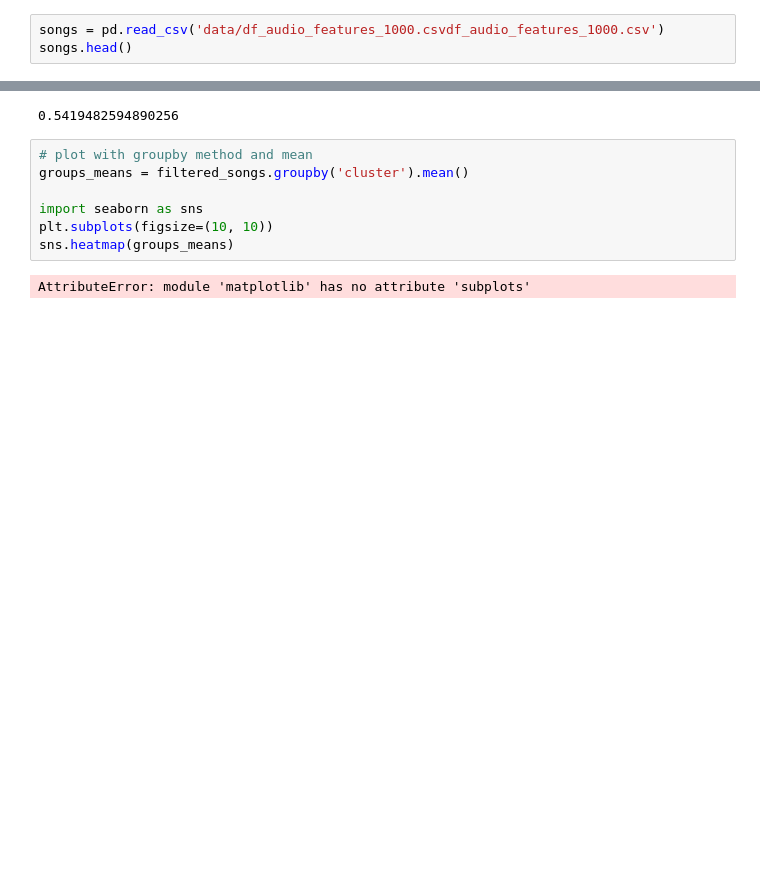
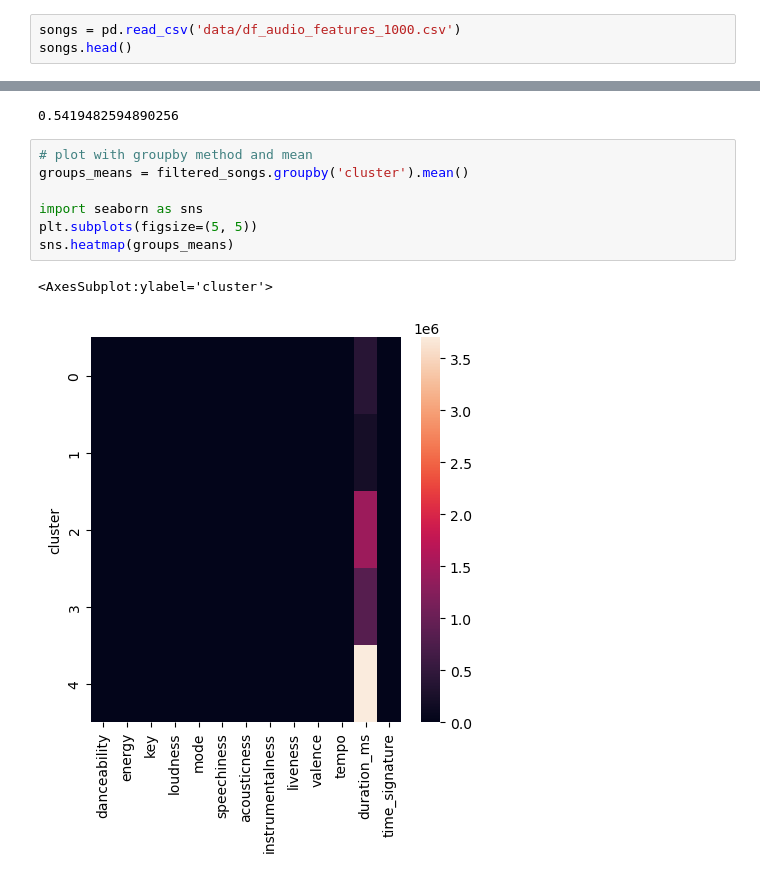
Before and after one commit to Joldon/unsupevised_ML, a Jupyter notebook: compute_distances_1000_songs.ipynb, the cells around one changed output, grey strips where cells are left out. Cells and saved outputs as stored; diff of their text form; blank space fills up the shorter version.

```diff
--- a/compute_distances_1000_songs.ipynb
+++ b/compute_distances_1000_songs.ipynb
@@ -5,7 +5,7 @@ import pandas as pd
 import matplotlib as plt
 import seaborn as sns
 # %%
-songs = pd.read_csv('data/df_audio_features_1000.csvdf_audio_features_1000.csv')
+songs = pd.read_csv('data/df_audio_features_1000.csv')
 songs.head()
 # %% [output]
 |  | name | artist | danceability | energy | key | loudness | mode | speechiness | acousticness | ... |
@@ -310,9 +274,10 @@ silhouette_score(filtered_songs, inert_kmeans.labels_)
 # %%
 # plot with groupby method and mean
 groups_means = filtered_songs.groupby('cluster').mean()
 
 import seaborn as sns
-plt.subplots(figsize=(10, 10))
+plt.subplots(figsize=(5, 5))
 sns.heatmap(groups_means)
 # %% [output]
-AttributeError: module 'matplotlib' has no attribute 'subplots'
+<AxesSubplot:ylabel='cluster'>
+[figure, added]
```
Also changed, not shown: parts of 5 cells of this notebook.
